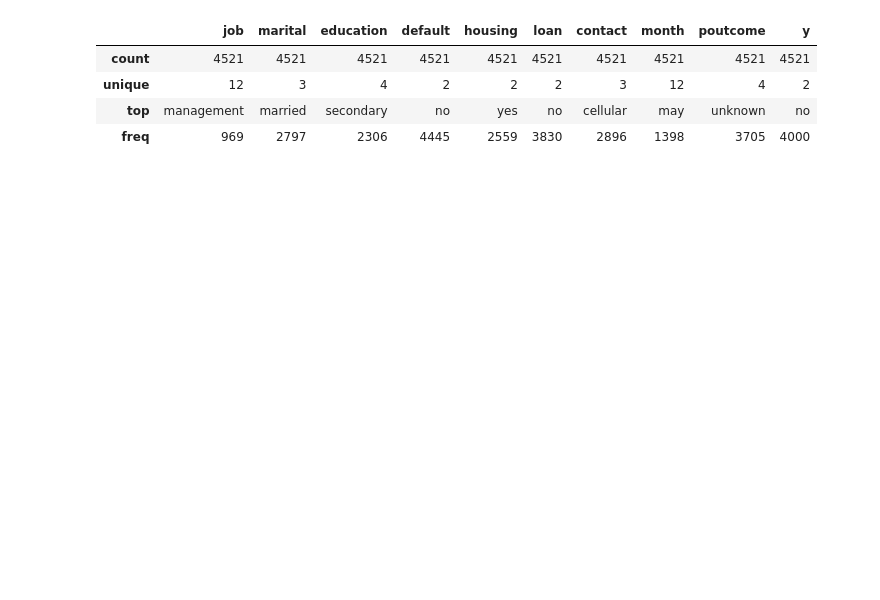
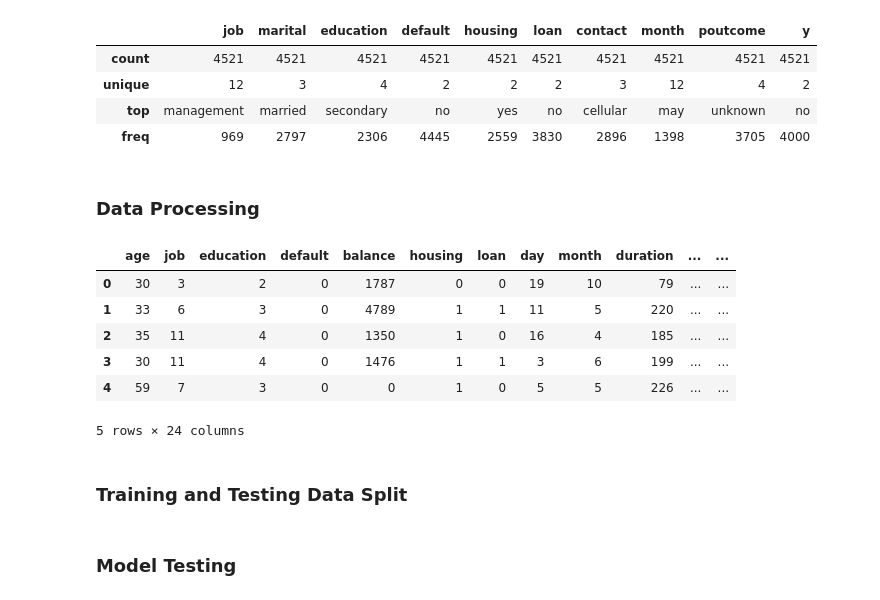
Before and after one commit to SimpsonWang/PHBS_TQFML, a Jupyter notebook: HW/bank_marketing.ipynb, the cells around one changed output. Saved outputs shown, nothing was run; the diff lists cells and outputs as text; code cells hidden in the pictures; blank space fills up the shorter version.

```diff
--- a/HW/bank_marketing.ipynb
+++ b/HW/bank_marketing.ipynb
@@ -81,3 +99,34 @@ bank_df.describe(include=['O'])
 | unique | 12 | 3 | 4 | 2 | 2 | 2 | 3 | 12 | 4 | 2 |
 | top | management | married | secondary | no | yes | no | cellular | may | unknown | no |
 | freq | 969 | 2797 | 2306 | 4445 | 2559 | 3830 | 2896 | 1398 | 3705 | 4000 |
+# %% [markdown]
+### Data Processing
+# %%
+#Mapping categorical features
+class_map={'no':0,'yes':1}
+bank_df['default']=bank_df['default'].map(class_map)
+bank_df['housing']=bank_df['housing'].map(class_map)
+bank_df['loan']=bank_df['loan'].map(class_map)
+bank_df['y']=bank_df['y'].map(class_map)
+
+#Mapping ordinary features
+job_map={'unknown':1,'student':2,'unemployed':3,'retired':4,'housemaid':5,'services':6,'blue-collar':7,'technician':8,'self-employed':9,'admin.':10,'management':11,'entrepreneur':12}
+bank_df['job']=bank_df['job'].map(job_map)
+education_map={'unknown':1,'primary':2,'secondary':3,'tertiary':4}
+bank_df['education']=bank_df['education'].map(education_map)
+month_map={'jan':1,'feb':2,'mar':3,'apr':4,'may':5,'jun':6,'jul':7,'aug':8,'sep':9,'oct':10,'nov':11,'dec':12}
+bank_df['month']=bank_df['month'].map(month_map)
+
+#Dummy nominal features
+bank_df=pd.get_dummies(bank_df)
+bank_df.head()
+# %% [output]
+|  | age | job | education | default | balance | housing | loan | day | month | duration | ... | ... |
+| 0 | 30 | 3 | 2 | 0 | 1787 | 0 | 0 | 19 | 10 | 79 | ... | ... |
+| 1 | 33 | 6 | 3 | 0 | 4789 | 1 | 1 | 11 | 5 | 220 | ... | ... |
+| 2 | 35 | 11 | 4 | 0 | 1350 | 1 | 0 | 16 | 4 | 185 | ... | ... |
+| 3 | 30 | 11 | 4 | 0 | 1476 | 1 | 1 | 3 | 6 | 199 | ... | ... |
+| 4 | 59 | 7 | 3 | 0 | 0 | 1 | 0 | 5 | 5 | 226 | ... | ... |
+5 rows × 24 columns
+# %% [markdown]
+### Training and Testing Data Split
@@ -83,0 +144,2 @@ bank_df.describe(include=['O'])
+# %% [markdown]
+### Model Testing
```
Also changed, not shown: parts of 22 cells of this notebook.
